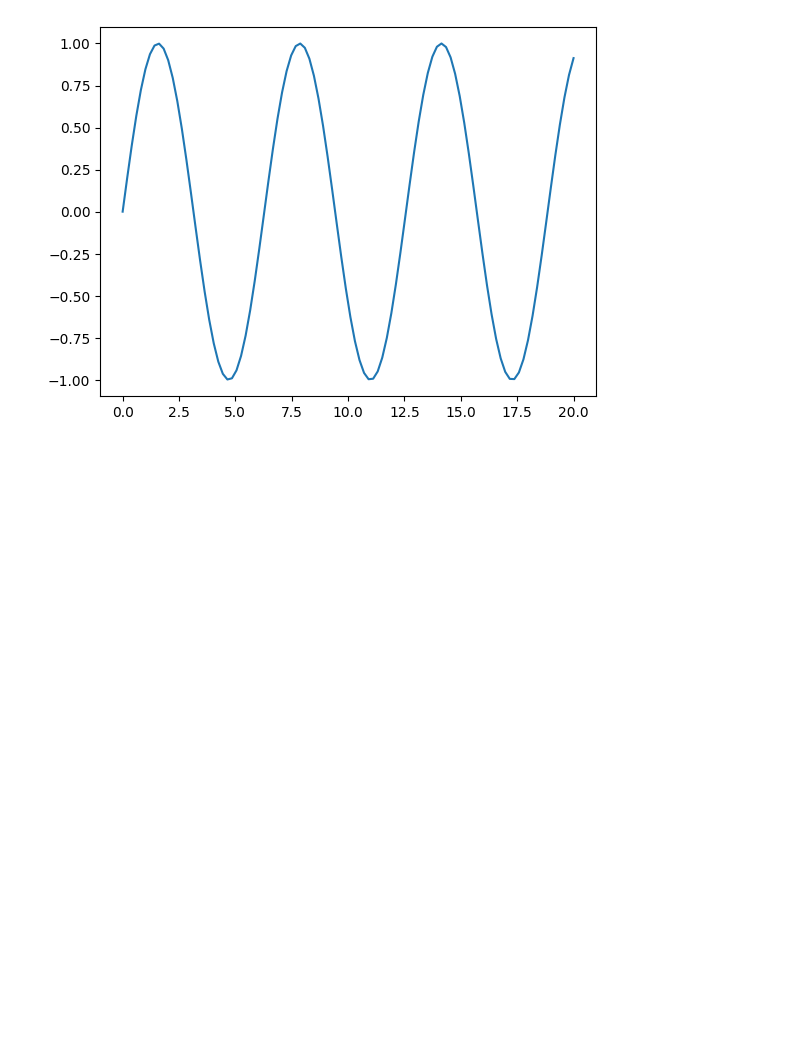
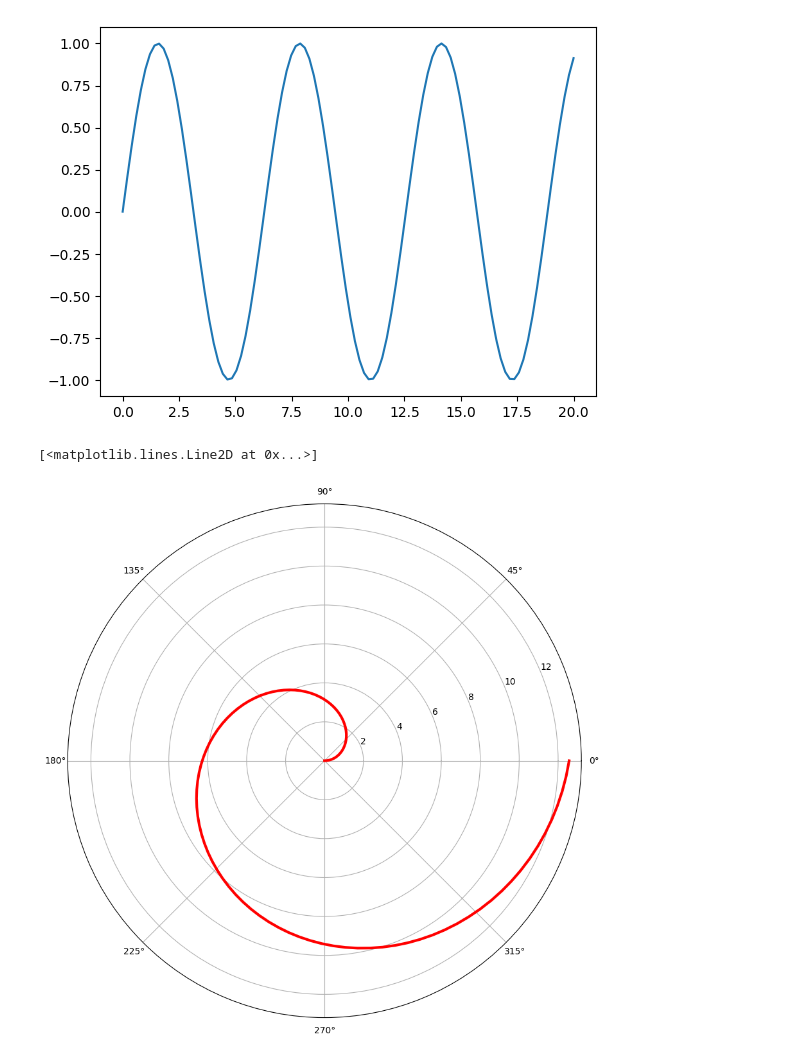
Before and after one commit to muhammadadilnaeem/Simplilearn-Python-For-Beginners, a Jupyter notebook: 10_matplotlib/01_matplotlib.ipynb, the cells around one changed output. Saved outputs shown, nothing was run; the diff lists cells and outputs as text; code cells hidden in the pictures; blank space fills up the shorter version.

Commit message:
matplotlib in python

```diff
--- a/10_matplotlib/01_matplotlib.ipynb
+++ b/10_matplotlib/01_matplotlib.ipynb
@@ -31,3 +31,13 @@ plt.plot(x, np.sin(x))       # Plot the sine of each x point
 plt.show()                   # Display
 # %% [output]
 [figure]
+# %%
+# Radar chart
+
+fig = plt.figure(figsize=(8,8))
+ax = fig.add_axes([0.0,0.0,1,1], polar=True)
+t = np.linspace(0, 2*np.pi, 100)
+ax.plot(t,t*2, color='red', linewidth=3)
+# %% [output]
+[<matplotlib.lines.Line2D at 0x...>]
+[figure, added]
```
Also changed, not shown: parts of 3 cells of this notebook.
